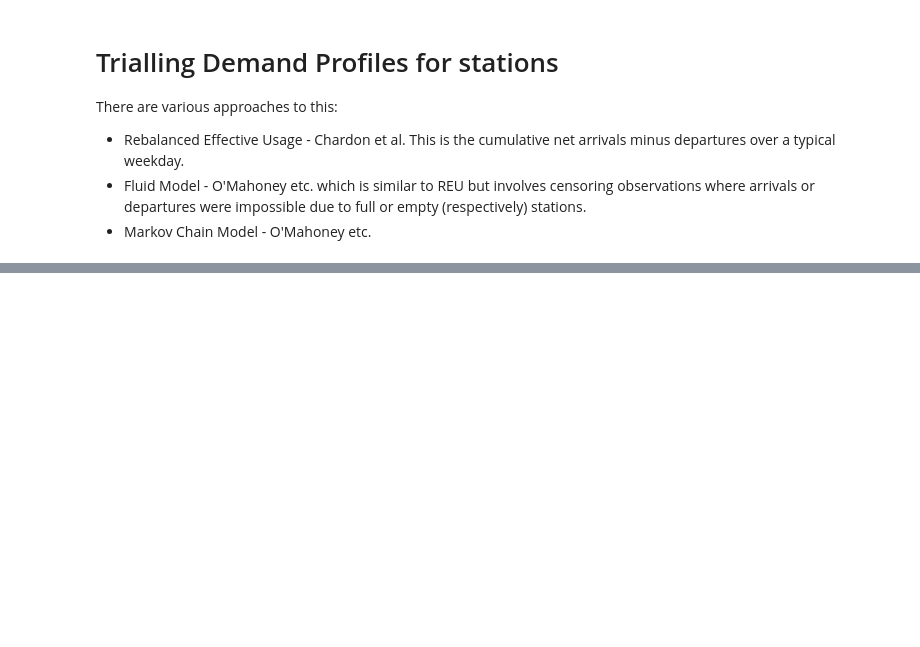
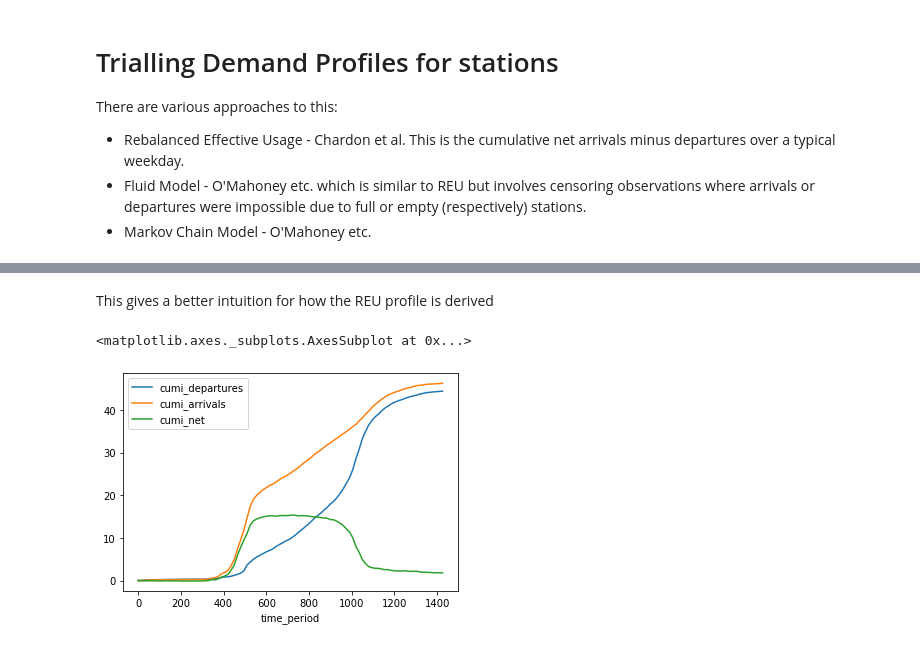
Before and after one commit to Peppers16/tfl_bike_project, a Jupyter notebook: notebooks/Demand Profiles MSP-6.ipynb, the cells around one changed output, grey strips where cells are left out. Saved outputs shown, nothing was run; the diff lists cells and outputs as text; code cells hidden in the pictures; blank space fills up the shorter version.

```diff
--- a/notebooks/Demand Profiles MSP-6.ipynb
+++ b/notebooks/Demand Profiles MSP-6.ipynb
@@ -360,0 +213,7 @@ This should work better if you pivot with all tables and fill missing values wit
+# %% [markdown]
+This gives a better intuition for how the REU profile is derived
+# %%
+piv5.xs(6).stack().unstack('day_of_year').mean(axis=1).unstack().plot()
+# %% [output]
+<matplotlib.axes._subplots.AxesSubplot at 0x...>
+[figure, added]
```
Also changed, not shown: parts of 83 cells of this notebook, 1 other file.
